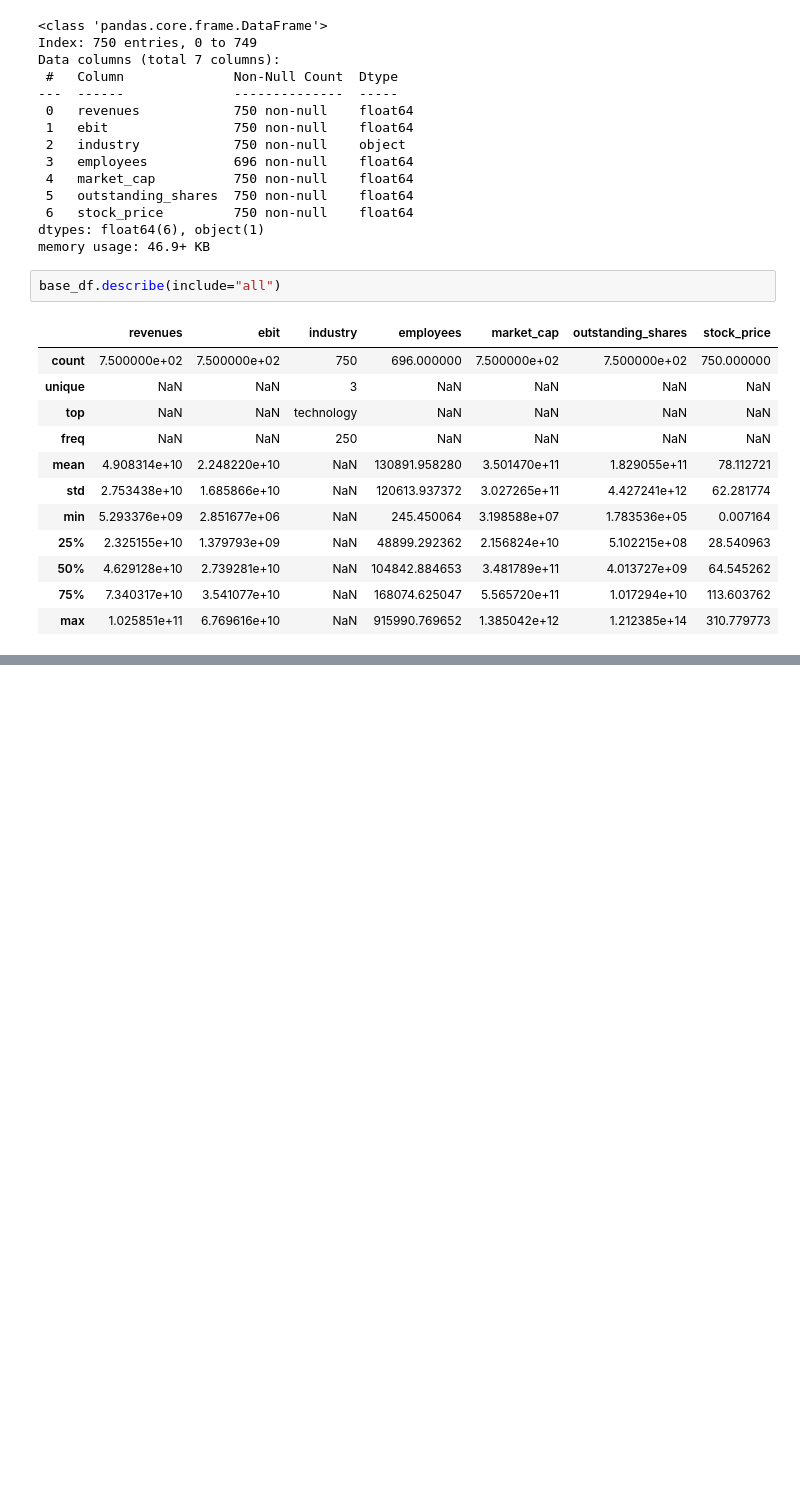
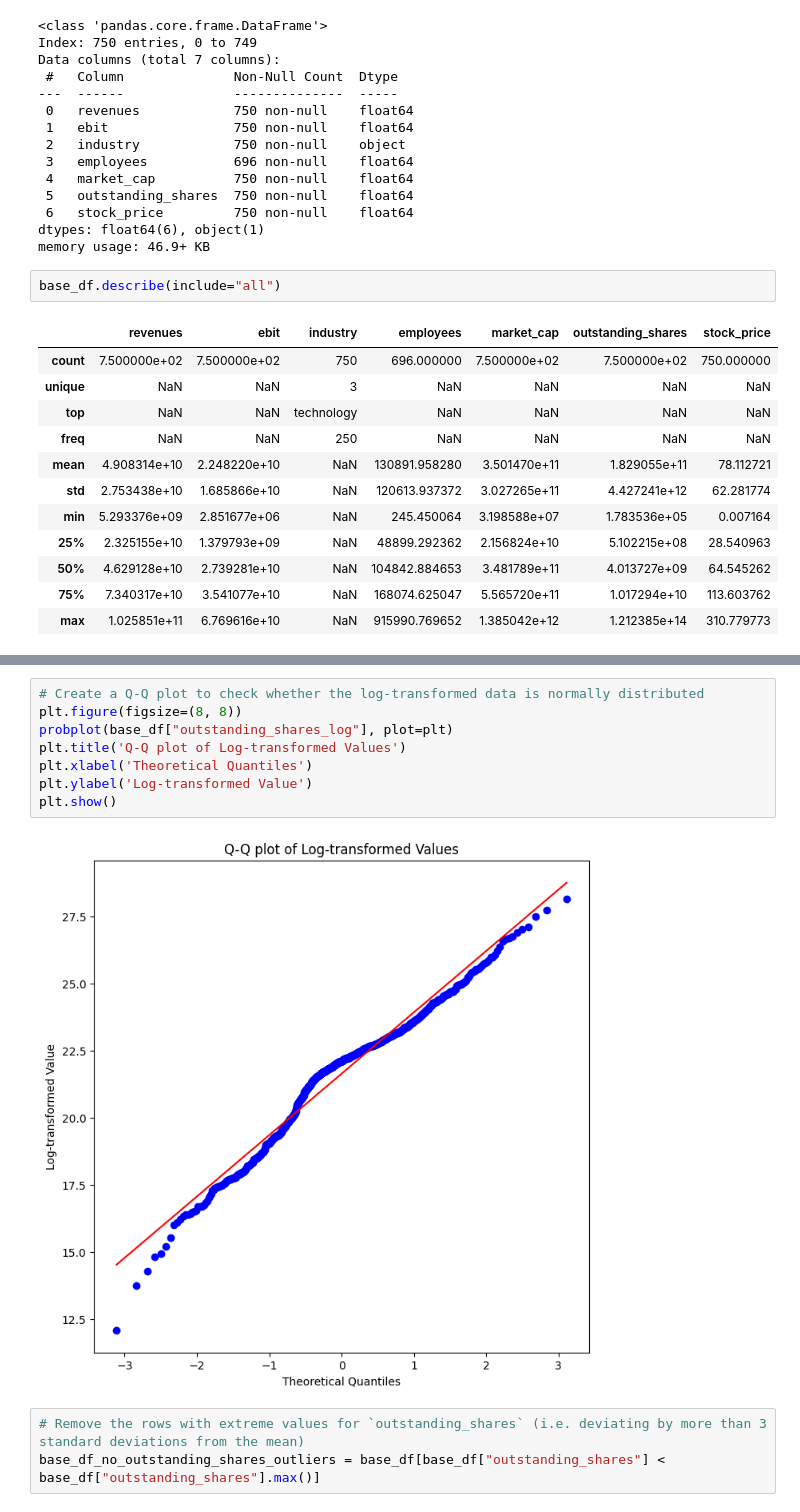
Before and after one commit to maxluetkemeyer/dataset_generator, a Jupyter notebook: dataset_2/1_GeneralInfo.ipynb, the cells around one changed output, grey strips where cells are left out. Cells and saved outputs as stored; diff of their text form; blank space fills up the shorter version.

```diff
--- a/dataset_2/1_GeneralInfo.ipynb
+++ b/dataset_2/1_GeneralInfo.ipynb
@@ -65,0 +151,13 @@ plt.show()
+# %%
+# Create a Q-Q plot to check whether the log-transformed data is normally distributed
+plt.figure(figsize=(8, 8))
+probplot(base_df["outstanding_shares_log"], plot=plt)
+plt.title('Q-Q plot of Log-transformed Values')
+plt.xlabel('Theoretical Quantiles')
+plt.ylabel('Log-transformed Value')
+plt.show()
+# %% [output]
+[figure, added]
+# %%
+# Remove the rows with extreme values for `outstanding_shares` (i.e. deviating by more than 3 standard deviations from the mean)
+base_df_no_outstanding_shares_outliers = base_df[base_df["outstanding_shares"] < base_df["outstanding_shares"].max()]
```
Also changed, not shown: parts of 16 cells of this notebook, 1 other file.
